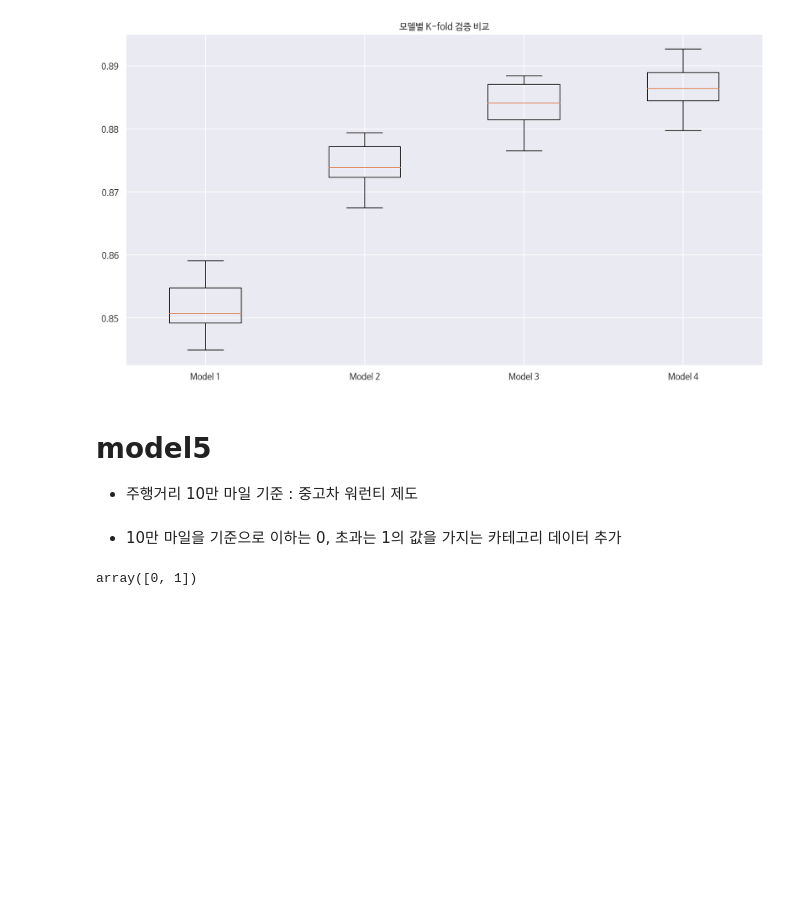
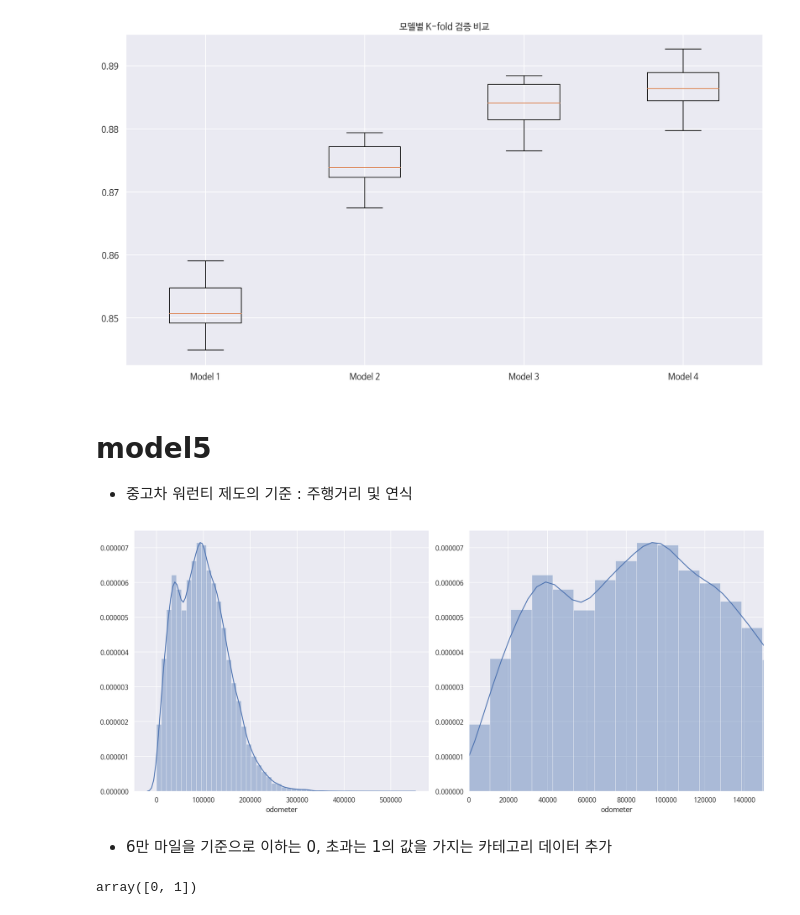
Before and after one commit to HowardHowonYu/Usedcar_regression_project, a Jupyter notebook: howard/중고차_가격분석_최종_발표용.ipynb, the cells around one changed output. Drawn from its saved outputs; the diff is of its cells as text; code cells hidden in the pictures; blank space fills up the shorter version.

```diff
--- a/howard/중고차_가격분석_최종_발표용.ipynb
+++ b/howard/중고차_가격분석_최종_발표용.ipynb
@@ -1219,11 +1219,22 @@ plt.title('모델별 K-fold 검증 비교')
 plt.show()
 # %% [output]
 [figure]
-# %% [markdown]
-# model5
-- 주행거리 10만 마일 기준 : 중고차 워런티 제도
+# %% [markdown]
+# model5
+- 중고차 워런티 제도의 기준 : 주행거리 및 연식
+# %%
+plt.figure(figsize=(16,7))
+plt.subplot(121)
+sns.distplot(df['odometer'])
+plt.subplot(122)
+sns.distplot(df['odometer'])
+plt.tight_layout()
+plt.xlim(0,150000)
+plt.show()
+# %% [output]
+[figure, added]
 # %% [markdown]
-- 10만 마일을 기준으로 이하는 0, 초과는 1의 값을 가지는 카테고리 데이터 추가
+- 6만 마일을 기준으로 이하는 0, 초과는 1의 값을 가지는 카테고리 데이터 추가
 # %%
 df['odometer_under_100000'] =  df['odometer'].apply(lambda x:  0 if x >= 60000 else 1)
 df['odometer_under_100000'].unique()
```
Also changed, not shown: parts of 32 cells of this notebook.
